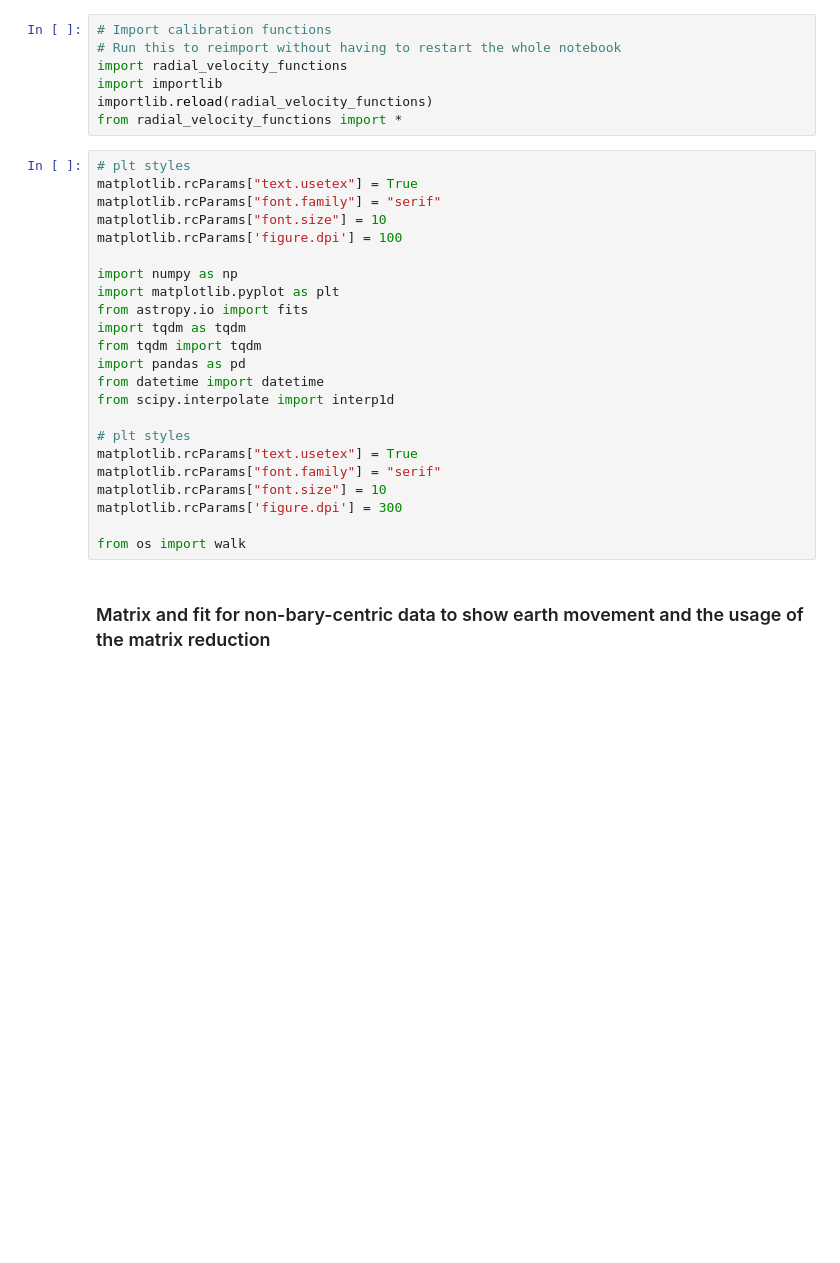
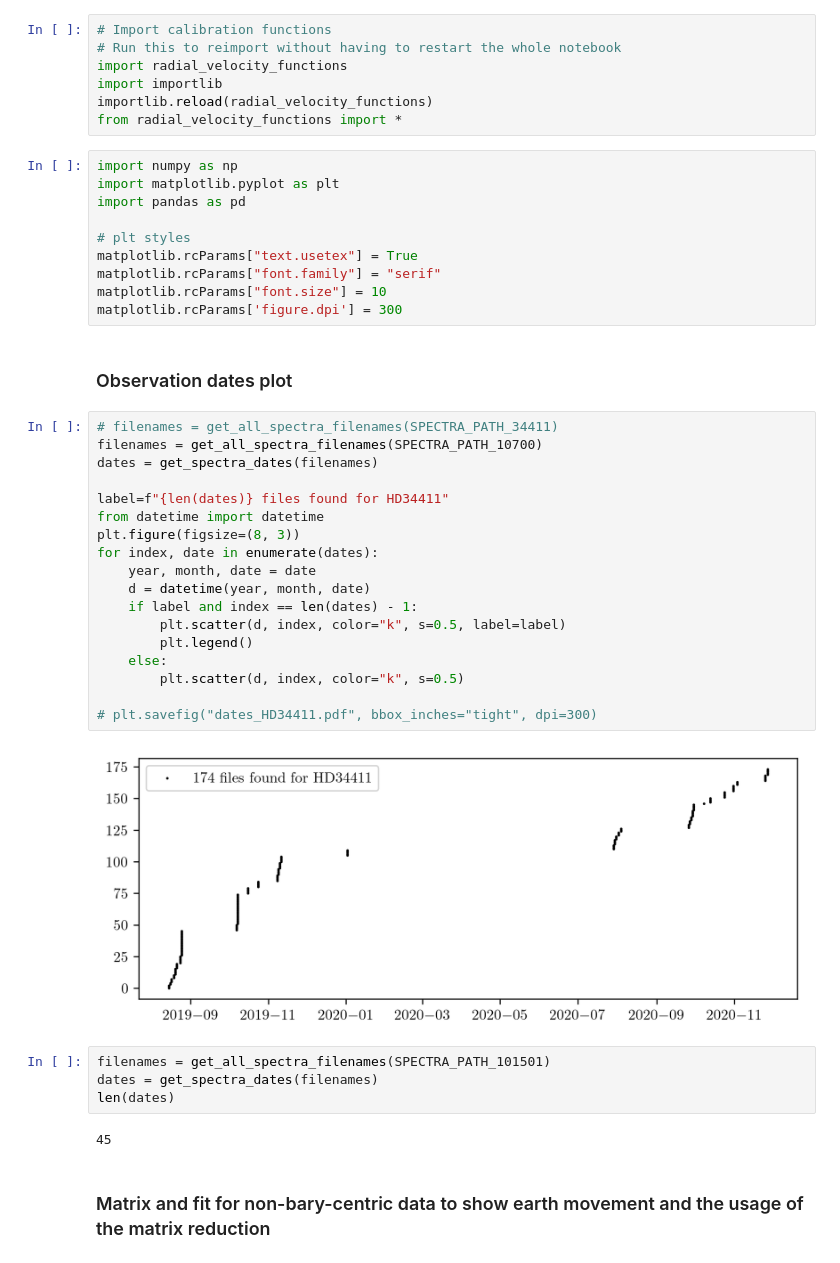
Before and after one commit to Harteg/bachelor-project, a Jupyter notebook: rv_plots.ipynb, the cells around one changed output. Saved outputs shown, nothing was run; the diff lists cells and outputs as text; blank space fills up the shorter version.

```diff
--- a/rv_plots.ipynb
+++ b/rv_plots.ipynb
@@ -6,28 +6,43 @@ import importlib
 importlib.reload(radial_velocity_functions)
 from radial_velocity_functions import *
 # %%
-# plt styles
-matplotlib.rcParams["text.usetex"] = True
-matplotlib.rcParams["font.family"] = "serif"
-matplotlib.rcParams["font.size"] = 10
-matplotlib.rcParams['figure.dpi'] = 100
-
 import numpy as np
 import matplotlib.pyplot as plt
-from astropy.io import fits
-import tqdm as tqdm
-from tqdm import tqdm
 import pandas as pd
-from datetime import datetime
-from scipy.interpolate import interp1d
 
 # plt styles
 matplotlib.rcParams["text.usetex"] = True
 matplotlib.rcParams["font.family"] = "serif"
 matplotlib.rcParams["font.size"] = 10
 matplotlib.rcParams['figure.dpi'] = 300
-
-from os import walk
+# %% [markdown]
+### Observation dates plot
+# %%
+# filenames = get_all_spectra_filenames(SPECTRA_PATH_34411)
+filenames = get_all_spectra_filenames(SPECTRA_PATH_10700)
+dates = get_spectra_dates(filenames)
+
+label=f"{len(dates)} files found for HD34411"
+from datetime import datetime
+plt.figure(figsize=(8, 3))
+for index, date in enumerate(dates):
+    year, month, date = date
+    d = datetime(year, month, date)
+    if label and index == len(dates) - 1:
+        plt.scatter(d, index, color="k", s=0.5, label=label)
+        plt.legend()
+    else:
+        plt.scatter(d, index, color="k", s=0.5)
+
+# plt.savefig("dates_HD34411.pdf", bbox_inches="tight", dpi=300)
+# %% [output]
+[figure, added]
+# %%
+filenames = get_all_spectra_filenames(SPECTRA_PATH_101501)
+dates = get_spectra_dates(filenames)
+len(dates)
+# %% [output]
+45
 # %% [markdown]
 ### Matrix and fit for non-bary-centric data to show earth movement and the usage of the matrix reduction
 # %%
```
Also changed, not shown: parts of 48 cells of this notebook, 54 other files.
